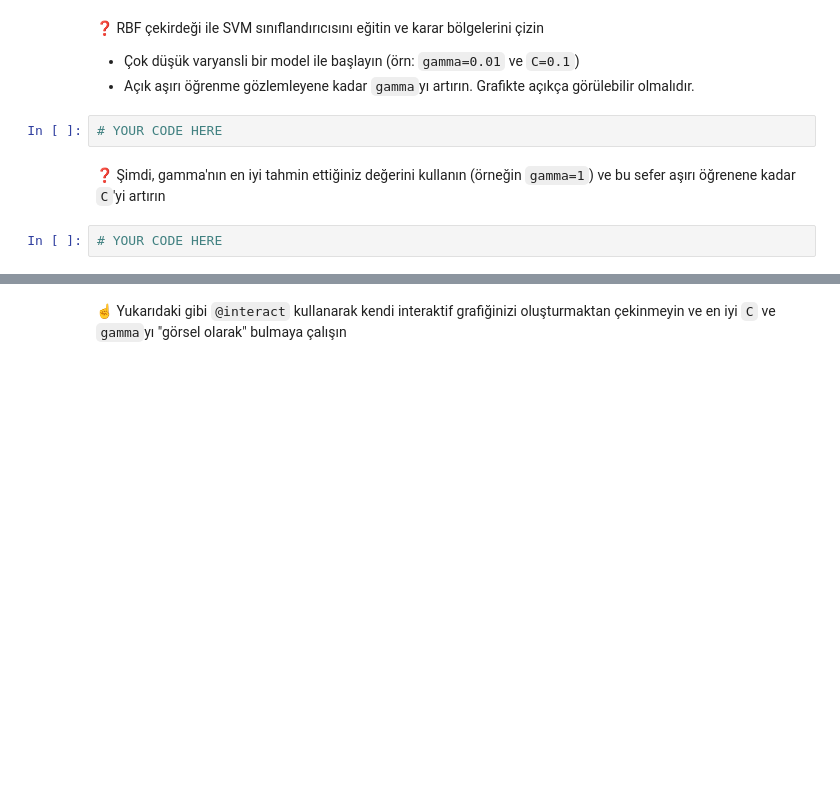
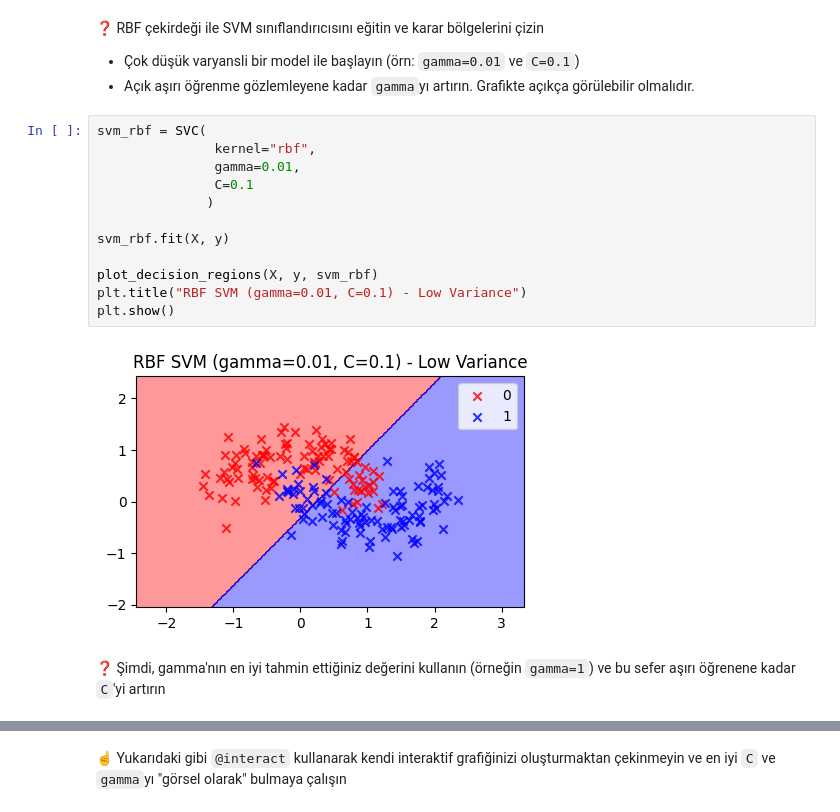
Before and after one commit to zeynepdilaytoptas/S16D5-S-data-svm, a Jupyter notebook: SVM.ipynb, the cells around one changed output, grey strips where cells are left out. Drawn from its saved outputs; the diff is of its cells as text; blank space fills up the shorter version.

```diff
--- a/SVM.ipynb
+++ b/SVM.ipynb
@@ -270,9 +366,19 @@ plt.legend();
 
 - Çok düşük varyansli bir model ile başlayın (örn: `gamma=0.01` ve `C=0.1`)
 - Açık aşırı öğrenme gözlemleyene kadar `gamma`yı artırın. Grafikte açıkça görülebilir olmalıdır.
-# %%
-# YOUR CODE HERE
+# %%
+svm_rbf = SVC(
+               kernel="rbf",
+               gamma=0.01,
+               C=0.1
+              )
+
+svm_rbf.fit(X, y)
+
+plot_decision_regions(X, y, svm_rbf)
+plt.title("RBF SVM (gamma=0.01, C=0.1) - Low Variance")
+plt.show()
+# %% [output]
+[figure, added]
 # %% [markdown]
 ❓ Şimdi, gamma'nın en iyi tahmin ettiğiniz değerini kullanın (örneğin `gamma=1`) ve bu sefer aşırı öğrenene kadar `C`'yi artırın
-# %%
-# YOUR CODE HERE
```
Also changed, not shown: parts of 48 cells of this notebook.
